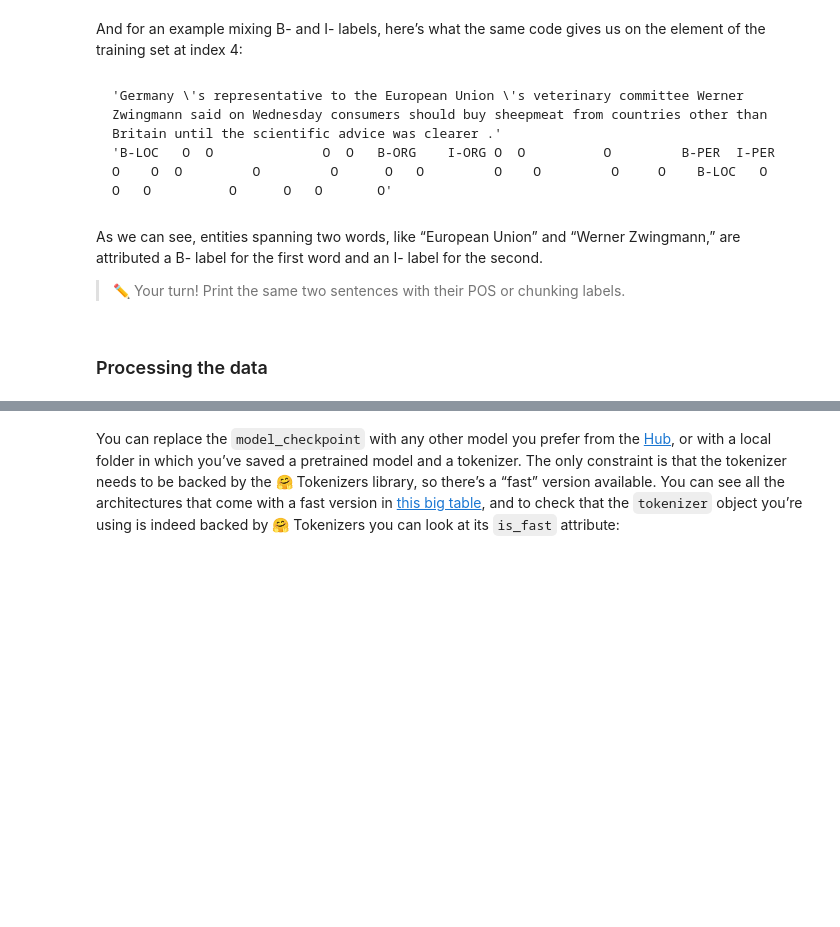
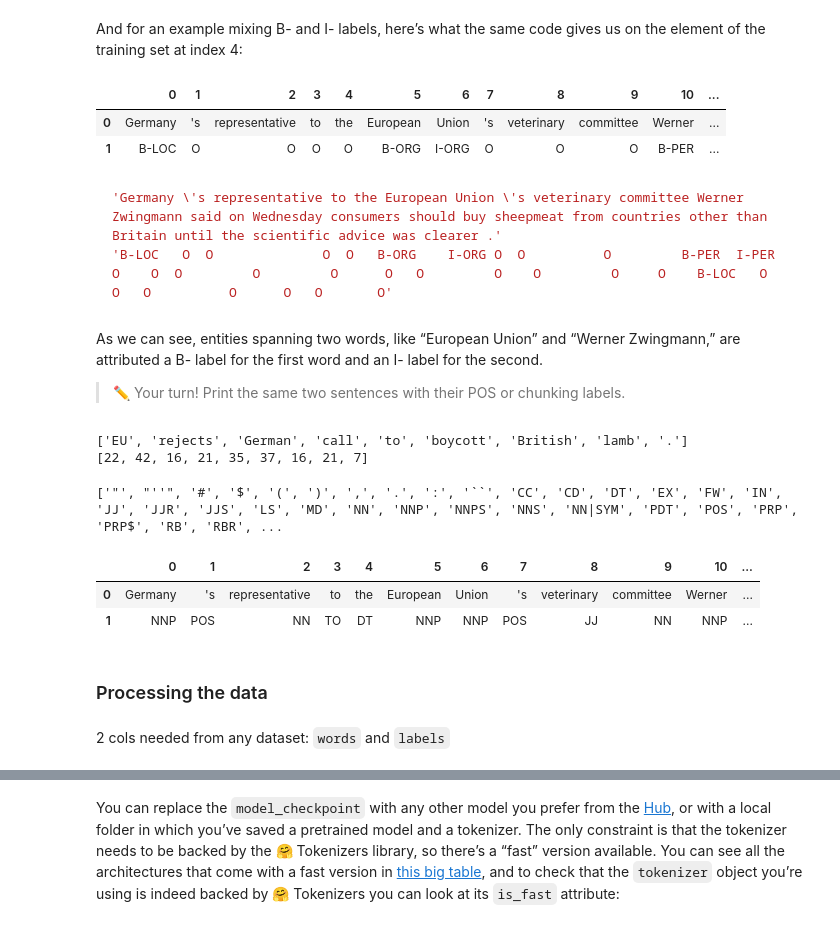
Before and after one commit to prasanth-ntu/huggingface-nlp-course, a Jupyter notebook: 7-Main-NLP-Tasks/7.2 Token classification PyTorch.ipynb, the cells around one changed output, grey strips where cells are left out. Saved outputs shown, nothing was run; the diff lists cells and outputs as text; code cells hidden in the pictures; blank space fills up the shorter version.

````diff
--- a/7-Main-NLP-Tasks/7.2 Token classification PyTorch.ipynb
+++ b/7-Main-NLP-Tasks/7.2 Token classification PyTorch.ipynb
@@ -1,5 +1,10 @@
 # %% [markdown]
 Source: https://huggingface.co/learn/nlp-course/chapter7/2?fw=pt
+# %%
+import pandas as pd
+pd.set_option('display.max_columns', 500)
+
+import numpy as np
 # %% [markdown]
 # Token classification (PyTorch)
 # %% [markdown]
@@ -123,7 +153,27 @@ print(line2)
 # %% [markdown]
 And for an example mixing B- and I- labels, here’s what the same code gives us on the element of the training set at index 4:
+# %%
+words = raw_datasets["train"][4]["tokens"]
+labels = raw_datasets["train"][4]["ner_tags"]
+line1 = ""
+line2 = ""
+delimiter = "^"
+for word, label in zip(words, labels):
+    full_label = label_names[label]
+    max_length = max(len(word), len(full_label))
+    line1 += word + " " * (max_length - len(word) + 1) + delimiter
+    line2 += full_label + " " * (max_length - len(full_label) + 1) + delimiter
+
+# print(line1)
+# print(line2)
+
+pd.DataFrame([line1.split(delimiter), line2.split(delimiter)])
+# %% [output]
+|  | 0 | 1 | 2 | 3 | 4 | 5 | 6 | 7 | 8 | 9 | 10 | ... |
+| 0 | Germany | 's | representative | to | the | European | Union | 's | veterinary | committee | Werner | ... |
+| 1 | B-LOC | O | O | O | O | B-ORG | I-ORG | O | O | O | B-PER | ... |
 # %% [markdown]
-```
+```python
 'Germany \'s representative to the European Union \'s veterinary committee Werner Zwingmann said on Wednesday consumers should buy sheepmeat from countries other than Britain until the scientific advice was clearer .'
 'B-LOC   O  O              O  O   B-ORG    I-ORG O  O          O         B-PER  I-PER     O    O  O         O         O      O   O         O    O         O     O    B-LOC   O     O   O          O      O   O       O'
 ```
@@ -131,5 +181,40 @@ And for an example mixing B- and I- labels, here’s what the same code gives us
 As we can see, entities spanning two words, like “European Union” and “Werner Zwingmann,” are attributed a B- label for the first word and an I- label for the second.
 
 >✏️ Your turn! Print the same two sentences with their POS or chunking labels.
+# %%
+# Let's look at POS tags
+print (raw_datasets['train'][0]['tokens'])
+print (raw_datasets['train'][0]['pos_tags'])
+# %% [output]
+['EU', 'rejects', 'German', 'call', 'to', 'boycott', 'British', 'lamb', '.']
+[22, 42, 16, 21, 35, 37, 16, 21, 7]
+# %%
+pos_label_names = raw_datasets['train'].features['pos_tags'].feature.names
+print (pos_label_names)
+# %% [output]
+['"', "''", '#', '$', '(', ')', ',', '.', ':', '``', 'CC', 'CD', 'DT', 'EX', 'FW', 'IN', 'JJ', 'JJR', 'JJS', 'LS', 'MD', 'NN', 'NNP', 'NNPS', 'NNS', 'NN|SYM', 'PDT', 'POS', 'PRP', 'PRP$', 'RB', 'RBR', ...
+# %%
+idx = 4
+words = raw_datasets["train"][idx]["tokens"]
+labels = raw_datasets["train"][idx]["pos_tags"]
+line1 = ""
+line2 = ""
+delimiter = "^"
+for word, label in zip(words, labels):
+    full_label = pos_label_names[label]
+    max_length = max(len(word), len(full_label))
+    line1 += word + " " * (max_length - len(word) + 1) + delimiter
+    line2 += full_label + " " * (max_length - len(full_label) + 1) + delimiter
+
+# print(line1)
+# print(line2)
+
+pd.DataFrame([line1.split(delimiter), line2.split(delimiter)])
+# %% [output]
+|  | 0 | 1 | 2 | 3 | 4 | 5 | 6 | 7 | 8 | 9 | 10 | ... |
+| 0 | Germany | 's | representative | to | the | European | Union | 's | veterinary | committee | Werner | ... |
+| 1 | NNP | POS | NN | TO | DT | NNP | NNP | POS | JJ | NN | NNP | ... |
 # %% [markdown]
 ### Processing the data
+# %% [markdown]
+2 cols needed from any dataset: `words` and `labels`
````
Also changed, not shown: parts of 51 cells of this notebook, 8 other files.
